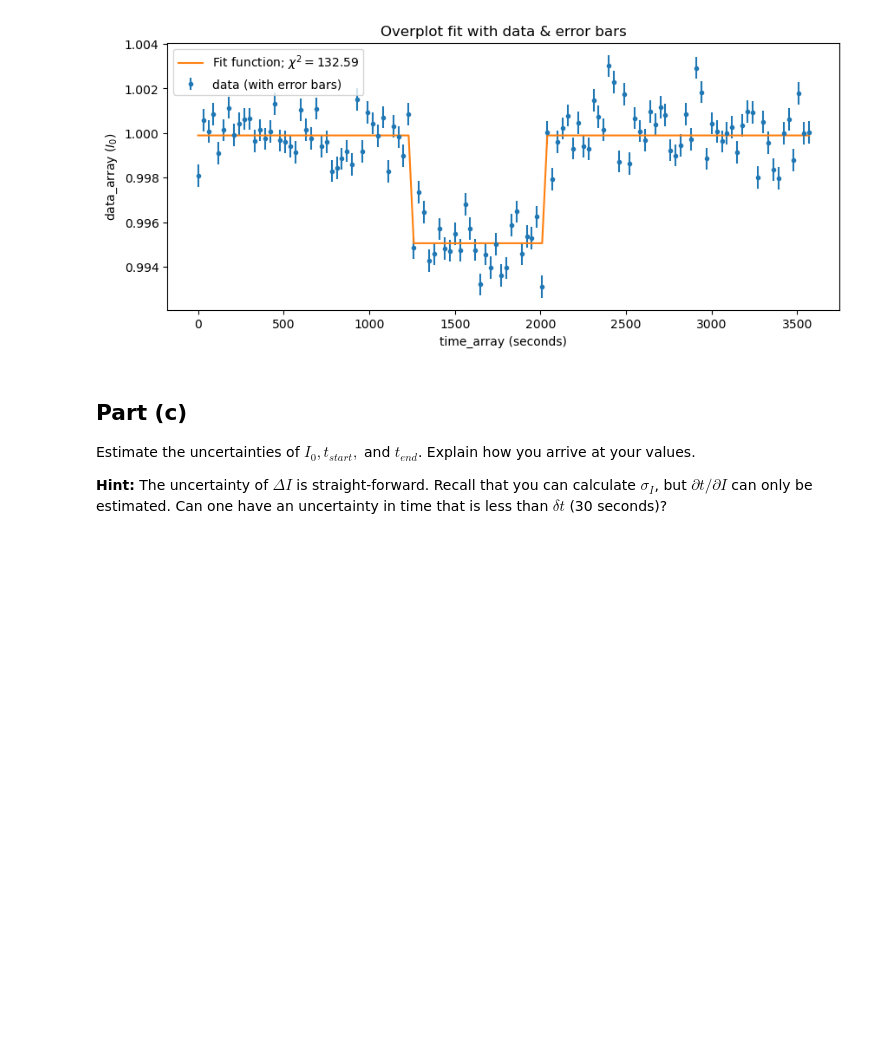
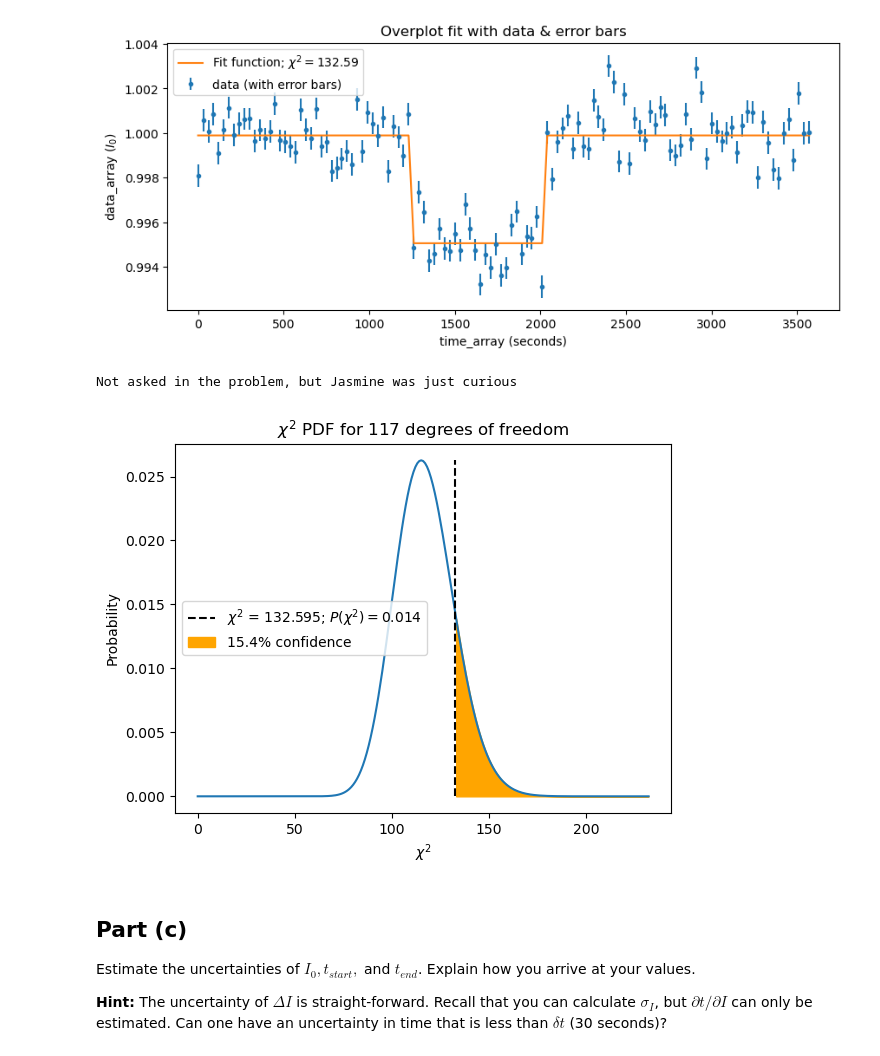
Before and after one commit to Rokkaan5/Code-Reference-Notebook, a Jupyter notebook: CU-Boulder/AstroPhys/HW/hw4/hw4.ipynb, the cells around one changed output. Cells and saved outputs as stored; diff of their text form; code cells hidden in the pictures; blank space fills up the shorter version.

Commit message:
add preview of chi-squared pdf for Q3b (not asked in the problem, but I was just curious)

```diff
--- a/CU-Boulder/AstroPhys/HW/hw4/hw4.ipynb
+++ b/CU-Boulder/AstroPhys/HW/hw4/hw4.ipynb
@@ -337,6 +337,13 @@ For fit with parameters, t_start=1250, t_end=2010, & I0=1.000:
 reduced chi-squared: 1.133287377572774
 <matplotlib.legend.Legend at 0x...>
 [figure]
+# %%
+print("Not asked in the problem, but Jasmine was just curious")
+c3b = hf.chi_squared(x=data_array,parameters=3,sigma=0.001*data_array)
+c3b.plot_chi2_pdf(cs=q3b.chi2)
+# %% [output]
+Not asked in the problem, but Jasmine was just curious
+[figure, added]
 # %% [markdown]
 ## Part (c)
 Estimate the uncertainties of $I_0, t_{start},$ and $t_{end}$. Explain how you arrive at your values.
```
Also changed, not shown: 3 other files.
